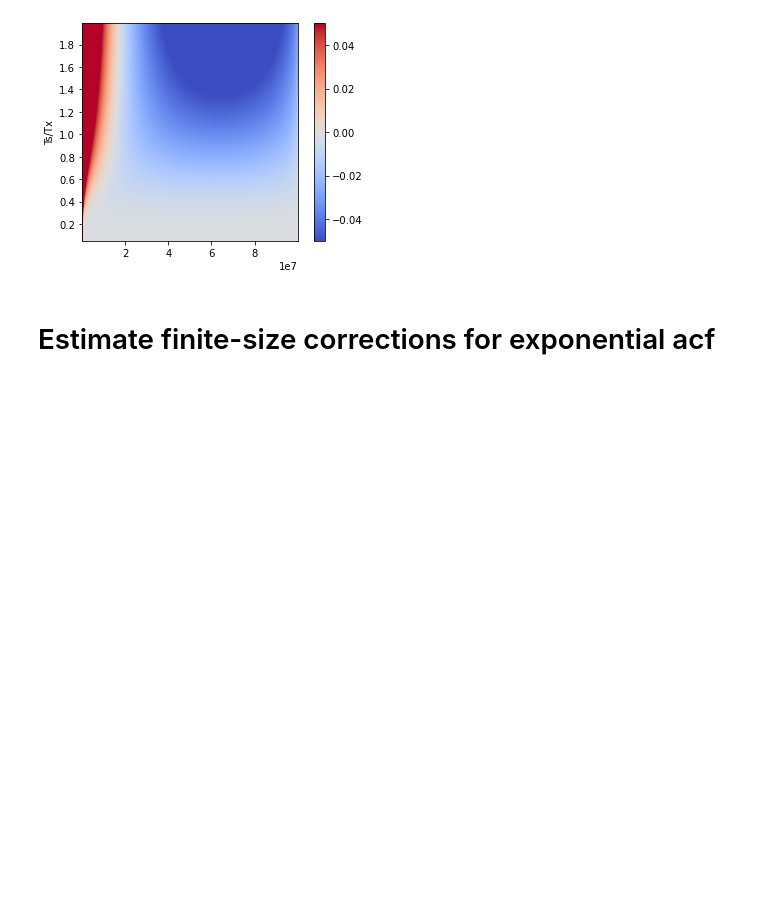
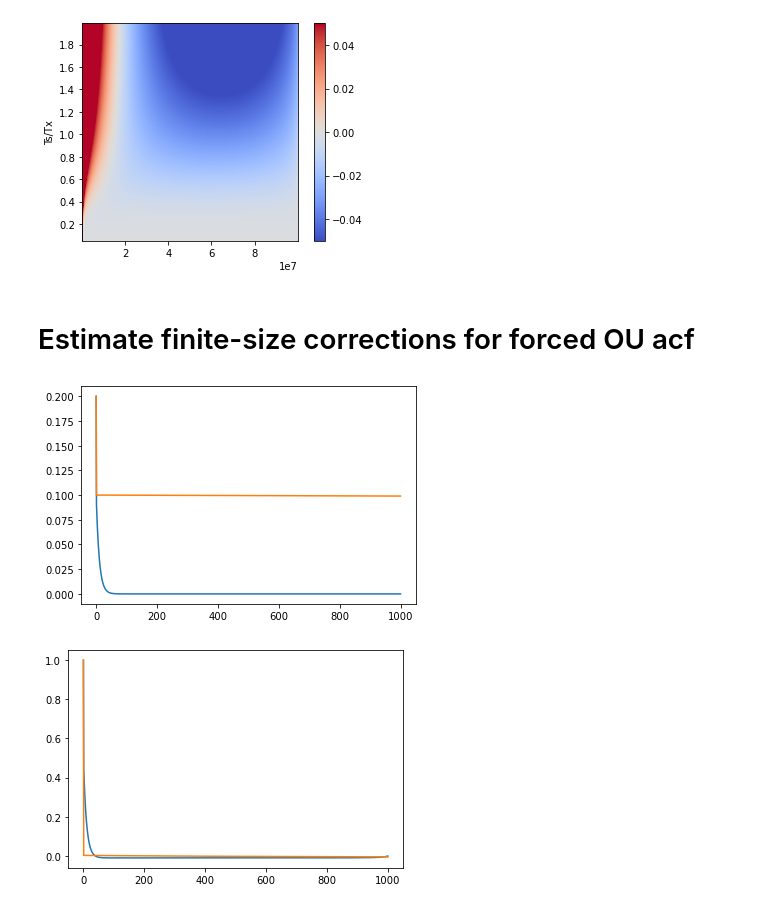
Before and after one commit to AntonioCCosta/fluctuating_potential, a Jupyter notebook: Fig5_acfs.ipynb, the cells around one changed output. Drawn from its saved outputs; the diff is of its cells as text; code cells hidden in the pictures; blank space fills up the shorter version.

```diff
--- a/Fig5_acfs.ipynb
+++ b/Fig5_acfs.ipynb
@@ -333,5 +333,5 @@ plt.show()
 # %% [output]
 [figure]
 # %% [markdown]
-# Estimate finite-size corrections for exponential acf
+# Estimate finite-size corrections for forced OU acf
 # %%
@@ -347 +350,12 @@ for k,fpt in enumerate(fpt_range):
+# %%
+plt.plot(C_fpt[0])
+plt.plot(C_fpt[-1])
+plt.show()
+
+plt.plot(Cc_fpt[0])
+plt.plot(Cc_fpt[-1])
+plt.show()
+# %% [output]
+[figure, added]
+[figure, added]
 # %%
```
Also changed, not shown: parts of 2 cells of this notebook.
